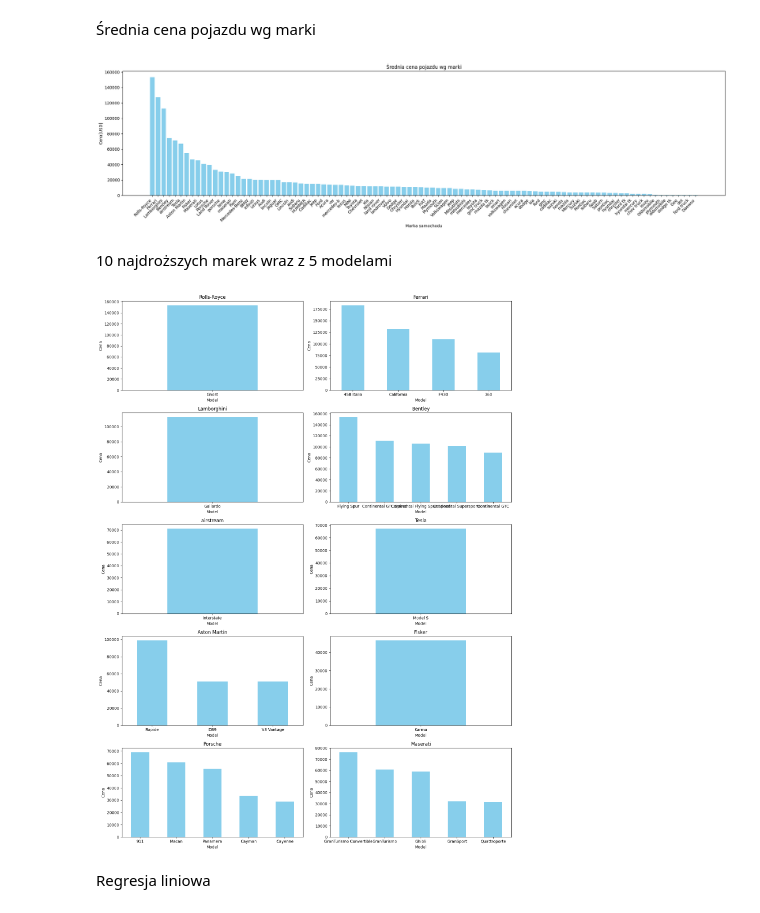
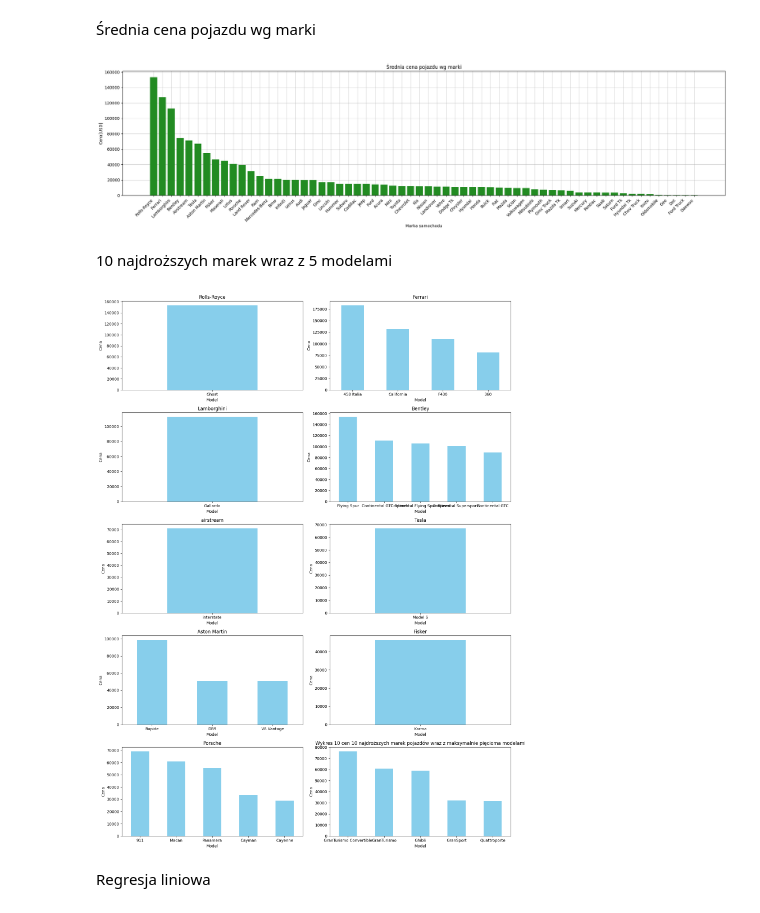
Before and after one commit to Michal170/big_data_analysis, a Jupyter notebook: car_prices.ipynb, the cells around one changed output. Saved outputs shown, nothing was run; the diff lists cells and outputs as text; code cells hidden in the pictures.

```diff
--- a/car_prices.ipynb
+++ b/car_prices.ipynb
@@ -32 +34,7 @@ database.shape
+# %%
+# database['make'] = database['make'].str.title()
+# database['make'] = database['make'].replace({'Vw': 'Volkswagen', 'Mercedes-B':'Mercedes-Benz','Mercedes':'Mercedes-Benz'})
+# print(database.head(5))
+database.loc[:, 'make'] = database['make'].str.title()
+database.loc[:, 'make'] = database['make'].replace({'Vw': 'Volkswagen', 'Mercedes-B':'Mercedes-Benz','Mercedes':'Mercedes-Benz','Dodge': 'Dodge Tk'})
 # %% [markdown]
@@ -40,5 +48,5 @@ database.shape
 Wyczyszczenie wierszy zawierających wartości N/A w kolumnie 'mmr' oraz 'sellingprice'
 # %%
 # # database.dropna(subset=['mmr','sellingprice'],axis='rows')
-# database = database.dropna(subset=['make','mmr','sellingprice'],axis='rows')
-# database.shape
+database = database.dropna(subset=['make','mmr','sellingprice'],axis='rows')
+database.shape
@@ -96,18 +131,19 @@ plt.show()
 # %%
 mean_price = database.groupby('make')['sellingprice'].mean()
 mean_price_sorted = mean_price.sort_values(ascending=False).round().astype(int)
 
 
 plt.figure(figsize=(22, 6))
-plt.bar(mean_price_sorted.index, mean_price_sorted.values, color='skyblue')
+plt.bar(mean_price_sorted.index, mean_price_sorted.values, color='forestgreen', zorder=2)
+plt.grid(True,which='both',axis='both' , zorder=0, linewidth=0.5)
 plt.xlabel('Marka samochodu')
 plt.ylabel('Cena[USD]')
-plt.title('Średnia cena pojazdu wg marki')
+plt.title('Uśredniona cena pojazdu wg marki')
 plt.xticks(rotation=45, ha='right')
 plt.tight_layout()
 plt.show()
 # %% [output]
-[figure, old version]
+[figure, new version]
 # %% [markdown]
 10 najdroższych marek wraz z 5 modelami
 # %%
@@ -128,9 +164,10 @@ for i, (make, avg_price) in enumerate(top_makes.items()):
     axes[i // 2, i % 2].tick_params(axis='x', rotation=0)
 
 plt.tight_layout()
+plt.title('Wykres 10 cen 10 najdroższych marek pojazdów wraz z maksymalnie pięcioma modelami')
 plt.show()
 # %% [output]
-[figure, old version]
+[figure, new version]
 # %% [markdown]
 Regresja liniowa
 # %%
```
Also changed, not shown: parts of 15 cells of this notebook.
